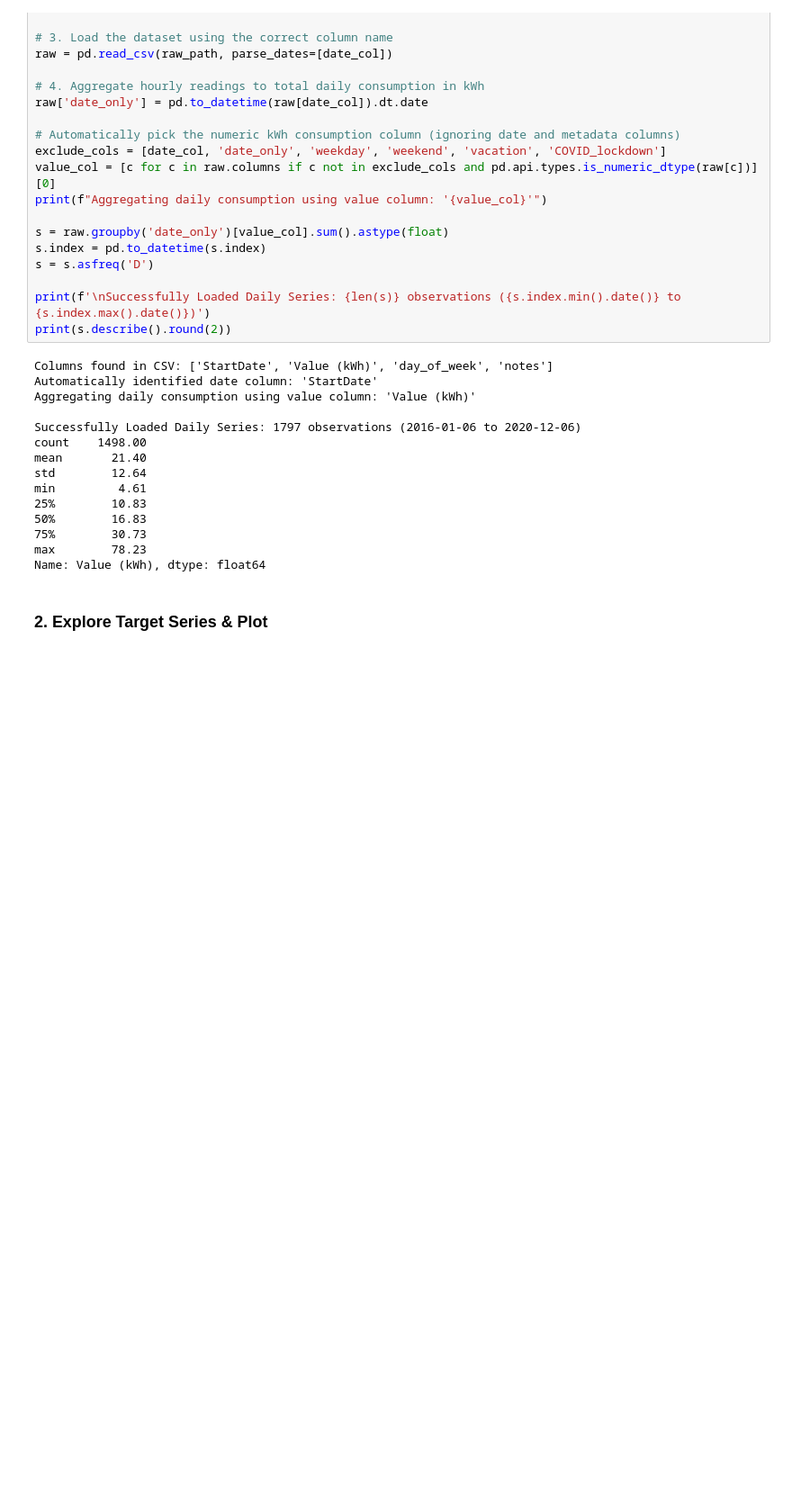
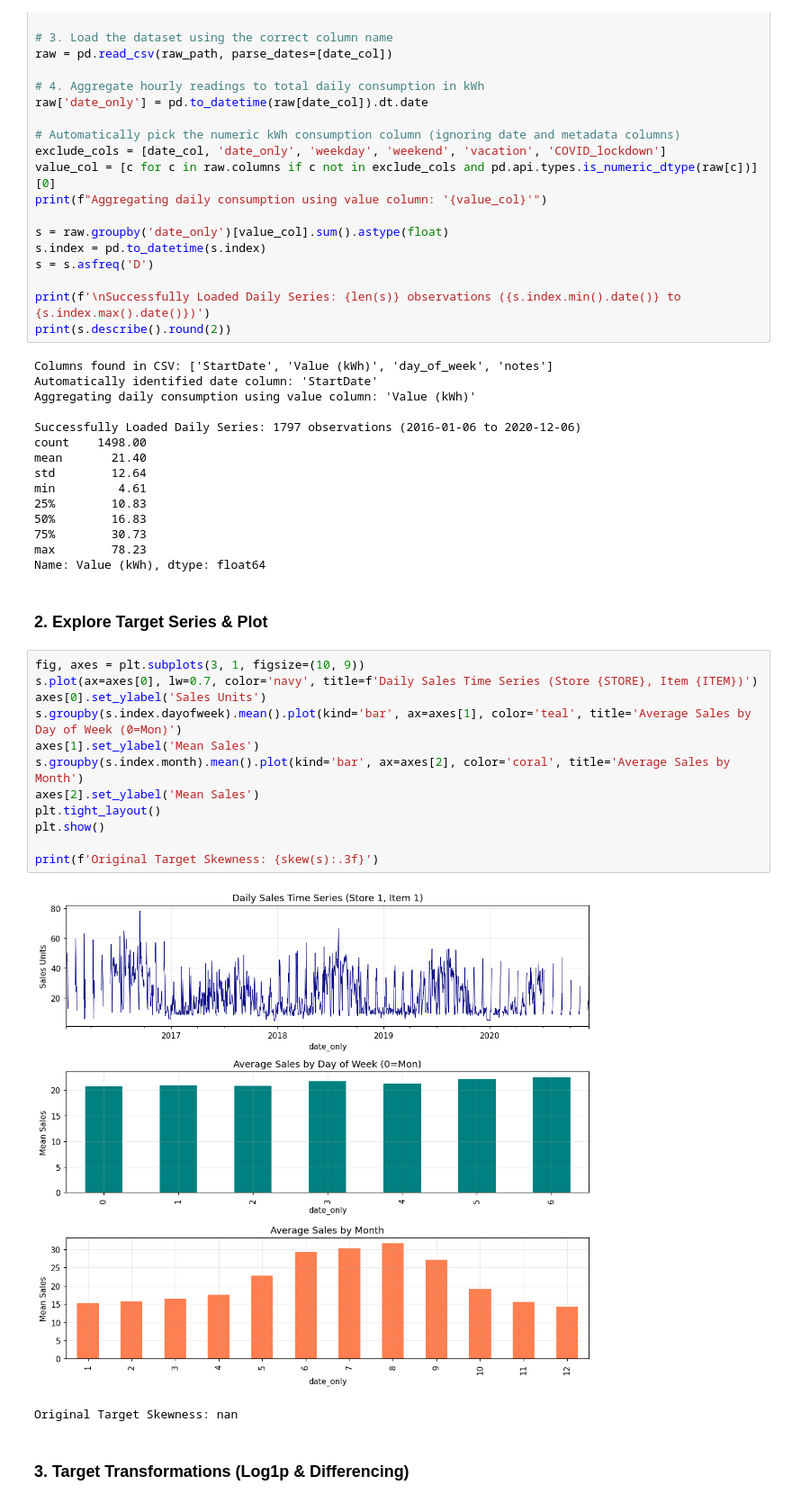
Before and after one commit to kariuki392/MastersSchoolProjects, a Jupyter notebook: TimeSeriesAnalysisProjects/notebookanddata/wk9powersupplygrpproject/powersupplytsengine.ipynb, the cells around one changed output. Shown at 90% size. Saved outputs shown, nothing was run; the diff lists cells and outputs as text; blank space fills up the shorter version.

```diff
--- a/TimeSeriesAnalysisProjects/notebookanddata/wk9powersupplygrpproject/powersupplytsengine.ipynb
+++ b/TimeSeriesAnalysisProjects/notebookanddata/wk9powersupplygrpproject/powersupplytsengine.ipynb
@@ -82,3 +82,20 @@ max        78.23
 Name: Value (kWh), dtype: float64
 # %% [markdown]
 ### 2. Explore Target Series & Plot
+# %%
+fig, axes = plt.subplots(3, 1, figsize=(10, 9))
+s.plot(ax=axes[0], lw=0.7, color='navy', title=f'Daily Sales Time Series (Store {STORE}, Item {ITEM})')
+axes[0].set_ylabel('Sales Units')
+s.groupby(s.index.dayofweek).mean().plot(kind='bar', ax=axes[1], color='teal', title='Average Sales by Day of Week (0=Mon)')
+axes[1].set_ylabel('Mean Sales')
+s.groupby(s.index.month).mean().plot(kind='bar', ax=axes[2], color='coral', title='Average Sales by Month')
+axes[2].set_ylabel('Mean Sales')
+plt.tight_layout()
+plt.show()
+
+print(f'Original Target Skewness: {skew(s):.3f}')
+# %% [output]
+[figure, added]
+Original Target Skewness: nan
+# %% [markdown]
+### 3. Target Transformations (Log1p & Differencing)
```
